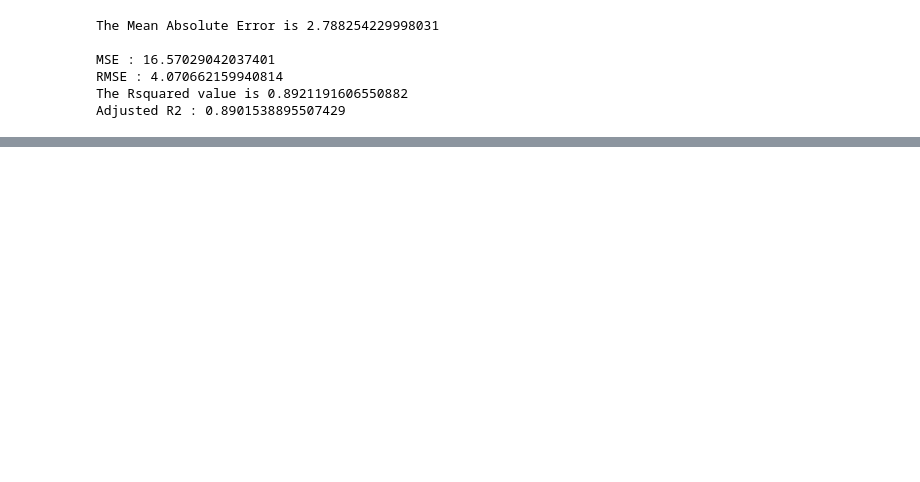
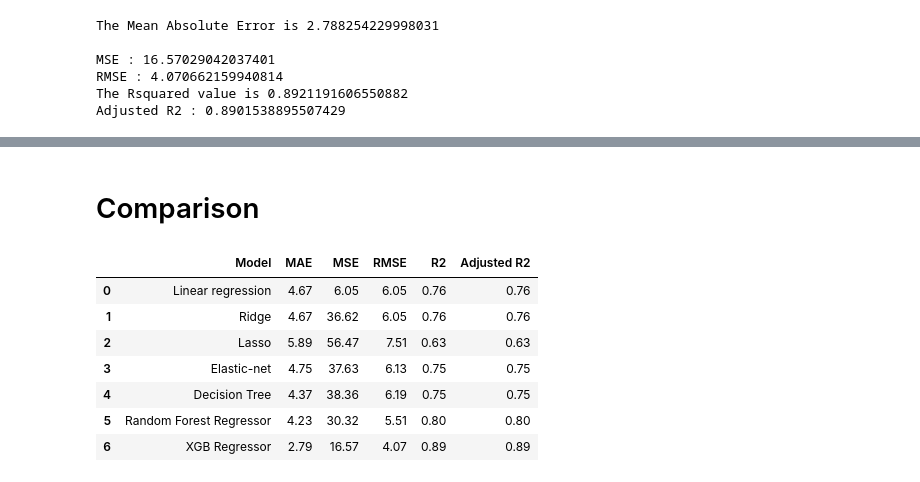
Before and after one commit to anasabbad/Bike-Sharing-Demand-Prediction--Capstone-Project, a Jupyter notebook: Bike_Sharing_Demand_Prediction_Capstone_Project.ipynb, the cells around one changed output, grey strips where cells are left out. Saved outputs shown, nothing was run; the diff lists cells and outputs as text; code cells hidden in the pictures; blank space fills up the shorter version.

```diff
--- a/Bike_Sharing_Demand_Prediction_Capstone_Project.ipynb
+++ b/Bike_Sharing_Demand_Prediction_Capstone_Project.ipynb
@@ -631,6 +637,11 @@ y_pred_test_ridge=ridge.predict(X_test)
 #import the packages
 resid = y_test - y_pred_test_ridge
 from sklearn.metrics import mean_squared_error
+# Mean Absolute Error
+MAE_r = np.mean(np.abs(resid))
+print('The Mean Absolute Error is',MAE)
+print()
+
 #calculate MSE
 MSE_r= mean_squared_error((y_test), (y_pred_test_ridge))
 print("MSE :",MSE_r)
@@ -826,21 +855,21 @@ rf_test_preds = rf_optimal_model.predict(X_test)
 # %%
 # Mean Absolute Error
 resid= y_test-rf_test_preds
-MAE = np.mean(np.abs(resid))
-print('The Mean Absolute Error is',MAE)
+MAE_rf = np.mean(np.abs(resid))
+print('The Mean Absolute Error is',MAE_rf)
 print()
 
-MSE_l= mean_squared_error((y_test), (rf_test_preds))
-print("MSE :",MSE_l)
+MSE_rf= mean_squared_error((y_test), (rf_test_preds))
+print("MSE :",MSE_rf)
 
 #calculate RMSE
-RMSE_l=np.sqrt(MSE_l)
-print("RMSE :",RMSE_l)
+RMSE_rf=np.sqrt(MSE_rf)
+print("RMSE :",RMSE_rf)
 
 #Rsquared
-R2 = r2_score(y_test, rf_test_preds)
+R2_rf = r2_score(y_test, rf_test_preds)
 print('The Rsquared value is',R2)
 
-Adjusted_R2_lr = (1-(1-r2_score(y_test, rf_test_preds))*((X_test.shape[0]-1)/(X_test.shape[0]-X_test.shape[1]-1)) )
+Adjusted_R2_rf = (1-(1-r2_score(y_test, rf_test_preds))*((X_test.shape[0]-1)/(X_test.shape[0]-X_test.shape[1]-1)) )
 print("Adjusted R2 :",1-(1-r2_score(y_test, rf_test_preds))*((X_test.shape[0]-1)/(X_test.shape[0]-X_test.shape[1]-1)) )
 # %% [output]
@@ -877,8 +906,8 @@ xgb_test_preds = xgb_optimal_model.predict(X_test)
 # %%
 # Mean Absolute Error
 resid=y_test-xgb_test_preds
-MAE = np.mean(np.abs(resid))
-print('The Mean Absolute Error is',MAE)
+MAE_xgb = np.mean(np.abs(resid))
+print('The Mean Absolute Error is',MAE_xgb)
 print()
 
 MSE_xgb= mean_squared_error((y_test), (xgb_test_preds))
@@ -889,10 +918,10 @@ RMSE_xgb=np.sqrt(MSE_xgb)
 print("RMSE :",RMSE_xgb)
 
 #Rsquared
-R2 = r2_score(y_test, xgb_test_preds)
-print('The Rsquared value is',R2)
+R2_xgb = r2_score(y_test, xgb_test_preds)
+print('The Rsquared value is',R2_xgb)
 
-Adjusted_R2_lr = (1-(1-r2_score(y_test, xgb_test_preds))*((X_test.shape[0]-1)/(X_test.shape[0]-X_test.shape[1]-1)) )
+Adjusted_R2_xgb = (1-(1-r2_score(y_test, xgb_test_preds))*((X_test.shape[0]-1)/(X_test.shape[0]-X_test.shape[1]-1)) )
 print("Adjusted R2 :",1-(1-r2_score(y_test, xgb_test_preds))*((X_test.shape[0]-1)/(X_test.shape[0]-X_test.shape[1]-1)) )
 # %% [output]
 The Mean Absolute Error is 2.788254229998031
@@ -916,0 +946,25 @@ Text(0.5, 1.0, 'Features importance')
+# %% [markdown]
+# Comparison
+# %%
+comparison = pd.DataFrame({
+    "Linear regression":{'MAE':MAE, 'MSE':MSE, 'RMSE ':RMSE,'R2':R2, 'Adjusted R2':Adjusted_R2_lr},
+    "Ridge":{'MAE':MAE_r, 'MSE':MSE_r, 'RMSE ':RMSE_r,'R2':r2_r, 'Adjusted R2':Adjusted_R2_r},
+    "Lasso":{'MAE':MAE_l, 'MSE':MSE_l, 'RMSE ':RMSE_l,'R2':r2_l, 'Adjusted R2':Adjusted_R2_l},
+    "Elastic-net":{'MAE':MAE_en, 'MSE':MSE_en, 'RMSE ':RMSE_en,'R2':r2_en, 'Adjusted R2':Adjusted_R2_en},
+    "Decision Tree":{'MAE':MAE_dt, 'MSE':MSE_dt, 'RMSE ':RMSE_dt,'R2':R2_dt, 'Adjusted R2':Adjusted_R2_dt},
+    "Random Forest Regressor":{'MAE':MAE_rf, 'MSE':MSE_rf, 'RMSE ':RMSE_rf,'R2':r2_rf, 'Adjusted R2':Adjusted_R2_rf},
+    "XGB Regressor":{'MAE':MAE_xgb, 'MSE':MSE_xgb, 'RMSE ':RMSE_xgb,'R2':R2_xgb, 'Adjusted R2':Adjusted_R2_xgb}
+    })
+# %%
+comparison=comparison.round(2).T
+comparison = comparison.rename_axis('Model').reset_index()
+comparison
+# %% [output]
+|  | Model | MAE | MSE | RMSE | R2 | Adjusted R2 |
+| 0 | Linear regression | 4.67 | 6.05 | 6.05 | 0.76 | 0.76 |
+| 1 | Ridge | 4.67 | 36.62 | 6.05 | 0.76 | 0.76 |
+| 2 | Lasso | 5.89 | 56.47 | 7.51 | 0.63 | 0.63 |
+| 3 | Elastic-net | 4.75 | 37.63 | 6.13 | 0.75 | 0.75 |
+| 4 | Decision Tree | 4.37 | 38.36 | 6.19 | 0.75 | 0.75 |
+| 5 | Random Forest Regressor | 4.23 | 30.32 | 5.51 | 0.80 | 0.80 |
+| 6 | XGB Regressor | 2.79 | 16.57 | 4.07 | 0.89 | 0.89 |
```
Also changed, not shown: parts of 21 cells of this notebook.
